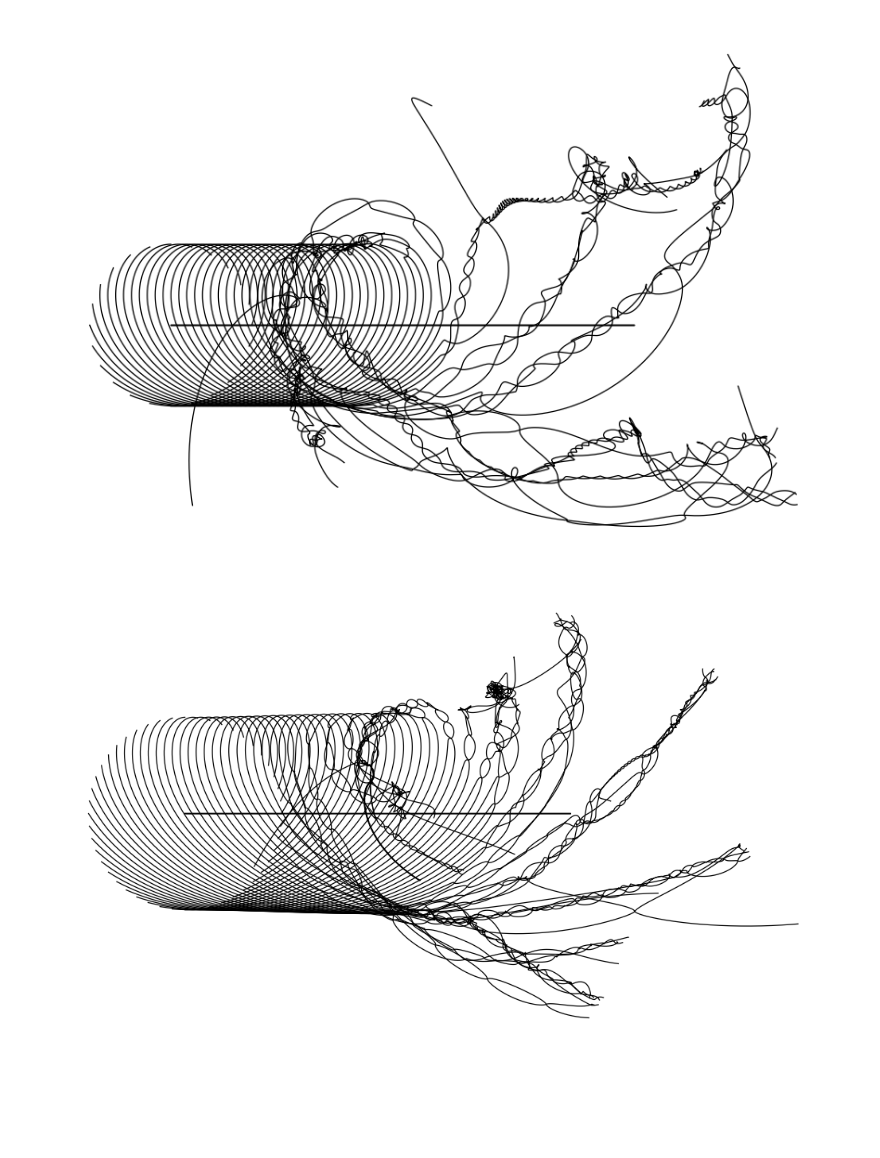
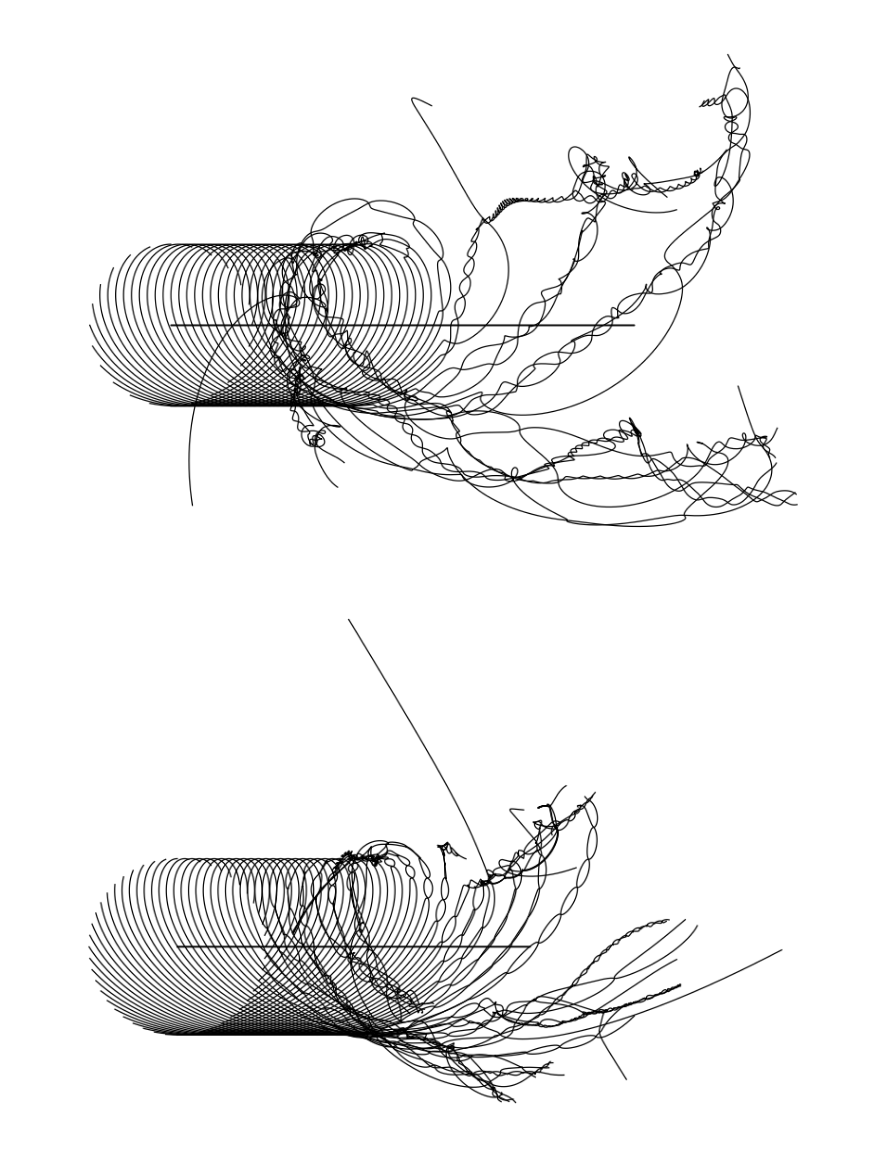
Before and after one commit to stefanhuber1993/PenPlotter, a Jupyter notebook: patterns/03_3body.ipynb, the cells around one changed output. Saved outputs shown, nothing was run; the diff lists cells and outputs as text; code cells hidden in the pictures; blank space fills up the shorter version.

```diff
--- a/patterns/03_3body.ipynb
+++ b/patterns/03_3body.ipynb
@@ -650,7 +650,7 @@ pos_radius_jitter = 0.0
 vel_scale_jitter = 0.0
 
 # start speed controls
-V_FACTOR = 1.01       # 1.0 circular, <1 inward drift, >1 outward
+V_FACTOR = 1.00       # 1.0 circular, <1 inward drift, >1 outward
 V_RADIAL = 0.0#-0.15      # extra radial fraction of circular speed (negative = inward)
 V_NOISE = 0.0#0.02        # random velocity noise fraction of circular speed
 
@@ -847,31 +847,31 @@ if fade_tail:
 else:
     for k in range(N_BODIES):
         t_end = T.shape[0] if ESCAPE_ON else T.shape[0]
         xy = T[:t_end, k, :]
         mask = ~np.isnan(xy[:, 0])
         ax.plot(xy[mask, 0], xy[mask, 1], color="k", lw=linewidth)
 
 # COM thick stroke
 mask_com = ~np.isnan(COM[:, 0])
 rng = np.random.default_rng(SEED + 12345)
 for _ in range(5):
     jitter = rng.normal(scale=0.0, size=COM.shape)
     ax.plot(COM[mask_com, 0] + jitter[mask_com, 0],
             COM[mask_com, 1] + jitter[mask_com, 1],
             color="k", lw=linewidth)
 
 ax.set_aspect("equal", adjustable="box")
 ax.axis("off")
 
 xmin = np.nanmin(T[:, :, 0]); xmax = np.nanmax(T[:, :, 0])
 ymin = np.nanmin(T[:, :, 1]); ymax = np.nanmax(T[:, :, 1])
 xspan = (xmax - xmin + 1e-9); yspan = (ymax - ymin + 1e-9)
 xpad = 0.06 * xspan; ypad = 0.06 * yspan
 ax.set_xlim(xmin - xpad, xmax + xpad)
 ax.set_ylim(ymin - ypad, ymax + ypad)
 
 plt.tight_layout()
 plt.savefig("03_n_polygon_original_with_speed_control.svg", bbox_inches="tight")
 plt.show()
 # %% [output]
-[figure, old version]
+[figure, new version]
```
Also changed, not shown: parts of 5 cells of this notebook, 10 other files.
